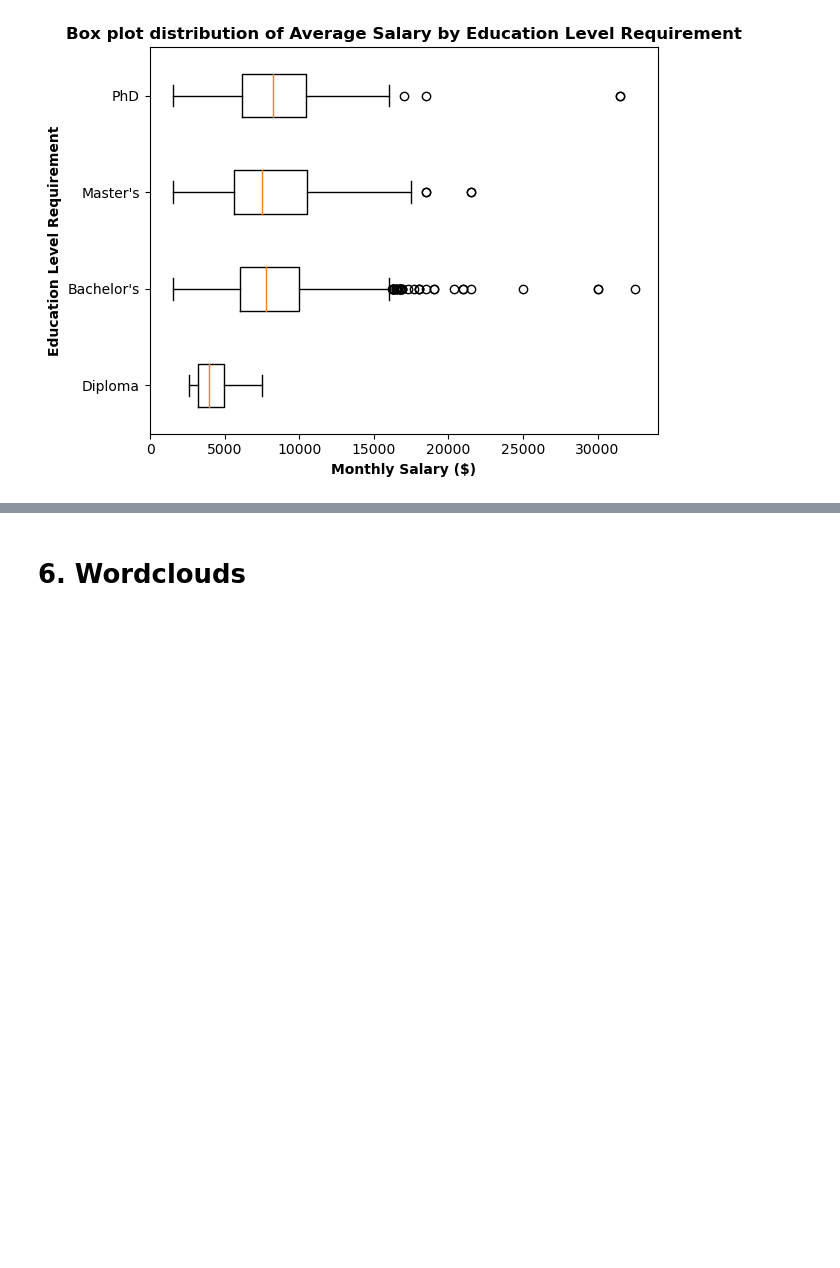
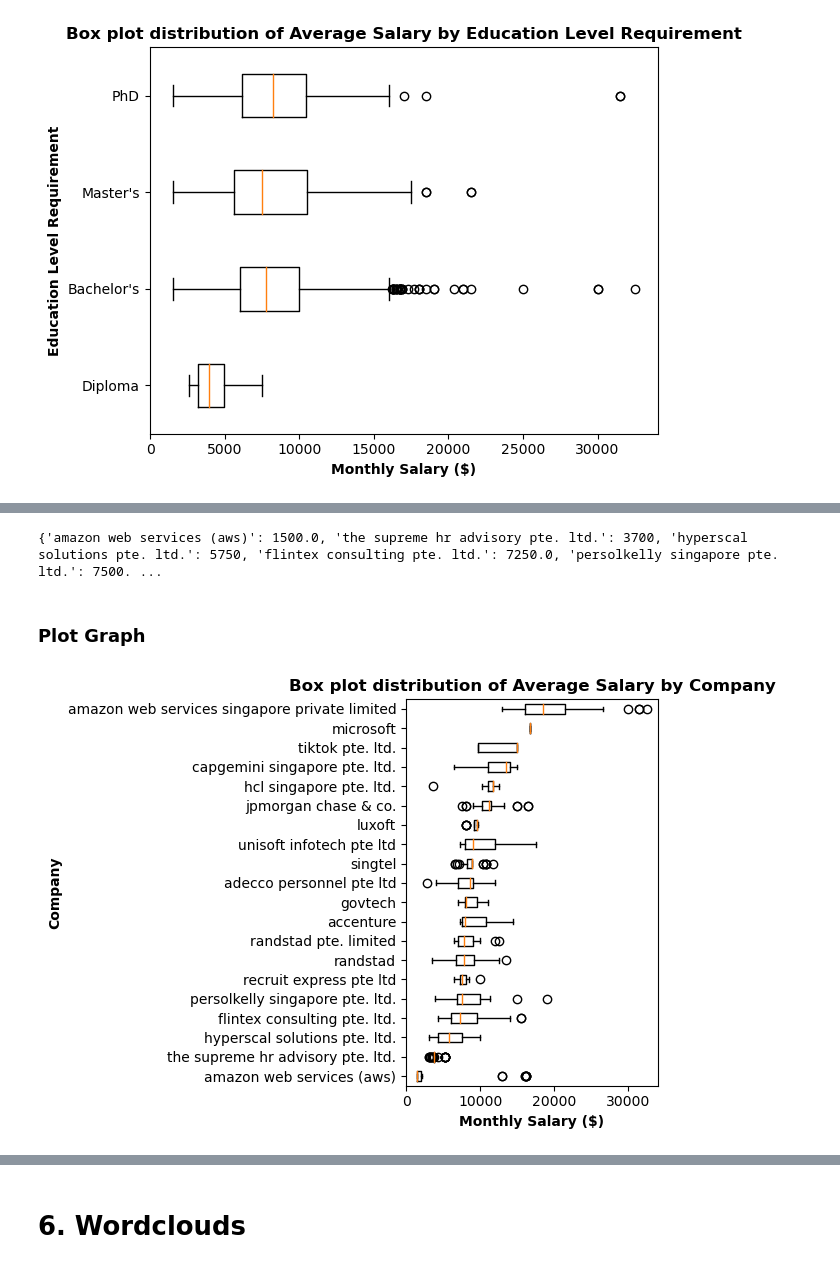
Before and after one commit to joshuawong96/job-posting-analysis, a Jupyter notebook: analysis/Visualisations and Stats.ipynb, the cells around one changed output, grey strips where cells are left out. Saved outputs shown, nothing was run; the diff lists cells and outputs as text; code cells hidden in the pictures; blank space fills up the shorter version.

Commit message:
add botplot of salary by company

```diff
--- a/analysis/Visualisations and Stats.ipynb
+++ b/analysis/Visualisations and Stats.ipynb
@@ -754,0 +780,10 @@ plt.show()
+# %%
+# get dictionary of companies based on number of salaries listed in postings
+company_salary_dict_counts = dict(company_salary_dict)
+
+for company, list_of_salaries in company_salary_dict_counts.items():
+    company_salary_dict_counts[company] = len(list_of_salaries)
+
+# Sort company_salary_dict_counts
+company_salary_dict_counts = {k: v for k, v in sorted(company_salary_dict_counts.items(), key=lambda item: item[1], reverse=True)}
+company_salary_dict_counts
@@ -754,0 +808,41 @@ plt.show()
+# %%
+# Keep only top 20
+company_salary_dict2 = dict({ your_key: company_salary_dict[your_key] for your_key in list(company_salary_dict_counts.keys())[:20] })
+labels, data = [*zip(*company_salary_dict2.items())]
+
+median_dict = {}
+for i in range(len(data)):
+    try:
+        median_dict[labels[i]] = statistics.median(data[i])
+    except:
+        median_dict[labels[i]] = 0
+
+# Sort by median_dict by median
+median_dict = Counter(median_dict)
+median_dict = {k: v for k, v in sorted(median_dict.items(), key=lambda item: item[1], reverse=False)}
+print(median_dict)
+
+# Get key list ordered
+company_order = list(median_dict.keys())
+
+# Reorder company_salary_dict_counts by company_order
+for key in company_order:
+    company_salary_dict2[key] = company_salary_dict2.pop(key)
+# %% [output]
+{'amazon web services (aws)': 1500.0, 'the supreme hr advisory pte. ltd.': 3700, 'hyperscal solutions pte. ltd.': 5750, 'flintex consulting pte. ltd.': 7250.0, 'persolkelly singapore pte. ltd.': 7500. ...
+# %% [markdown]
+### Plot Graph
+# %%
+labels, data = [*zip(*company_salary_dict2.items())]
+plt.boxplot(data, vert=False)
+plt.yticks(range(1, len(labels) + 1), labels)
+# plt.xticks(rotation=90)
+plt.ylabel('Company', fontweight ='bold')
+plt.xlabel('Monthly Salary ($)', fontweight ='bold')
+plt.title('Box plot distribution of Average Salary by Company', fontweight ='bold')
+plt.tight_layout()
+
+plt.savefig("./plots/Box plot distribution of Average Salary by Company.png", dpi=1000, bbox_inches = "tight")
+plt.show()
+# %% [output]
+[figure, added]
```
Also changed, not shown: parts of 14 cells of this notebook, 1 other file.
